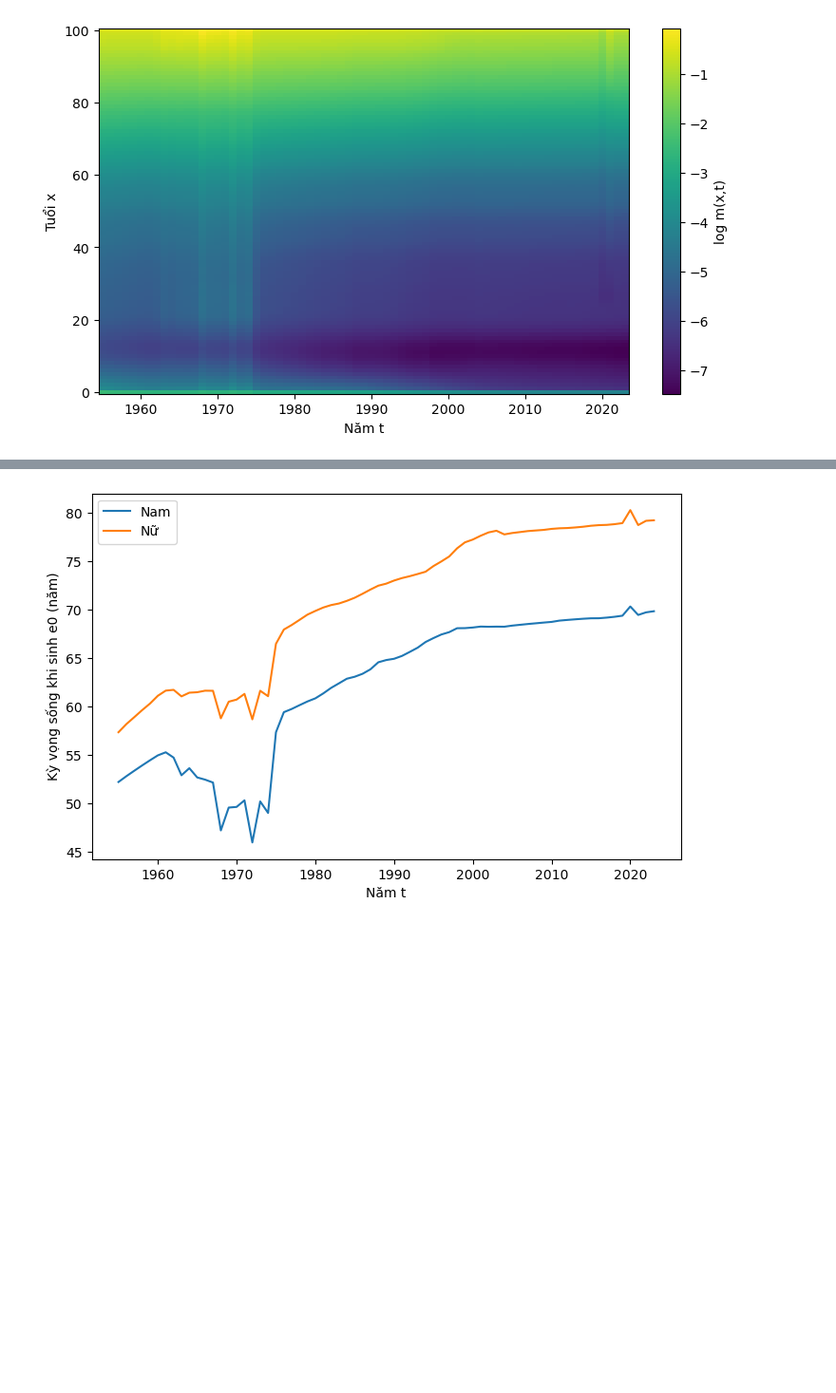
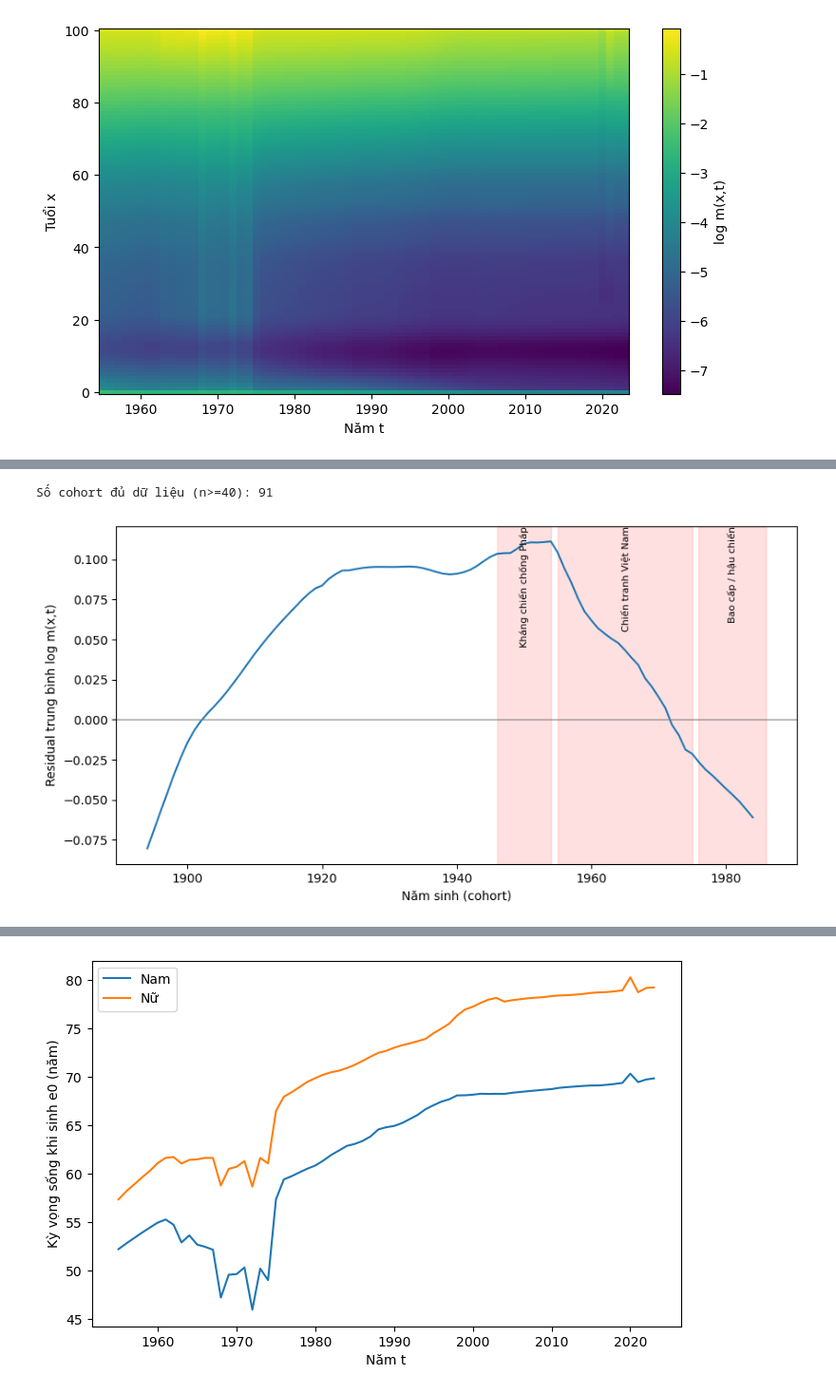
Before and after one commit to huunt2610/mortality_model, a Jupyter notebook: notebooks/02_eda_vietnam_mortality.ipynb, the cells around one changed output, grey strips where cells are left out. Shown at 95% size. Cells and saved outputs as stored; diff of their text form; code cells hidden in the pictures; blank space fills up the shorter version.

```diff
--- a/notebooks/02_eda_vietnam_mortality.ipynb
+++ b/notebooks/02_eda_vietnam_mortality.ipynb
@@ -231,0 +488,18 @@ plot_mortality_improvement_by_age(mx_total, y0, y1)
+# %%
+from src.evaluation.cohort import cohort_mean_residual
+from src.visualization.plots import plot_cohort_mean_residual
+
+# chỉ giữ cohort có >=40 ô tuổi-năm quan sát được, tránh nhiễu từ cohort ở rìa
+# dữ liệu (chỉ quan sát được vài tuổi trẻ hoặc vài tuổi già trong 1955-2023)
+cohort_resid = cohort_mean_residual(resid, min_obs=40)
+print("Số cohort đủ dữ liệu (n>=40):", len(cohort_resid))
+
+periods = {
+    "Kháng chiến chống Pháp": (1946, 1954),
+    "Chiến tranh Việt Nam": (1955, 1975),
+    "Bao cấp / hậu chiến": (1976, 1986),
+}
+plot_cohort_mean_residual(cohort_resid, periods=periods)
+# %% [output]
+Số cohort đủ dữ liệu (n>=40): 91
+[figure, added]
```
Also changed, not shown: parts of 30 cells of this notebook, 12 other files.
